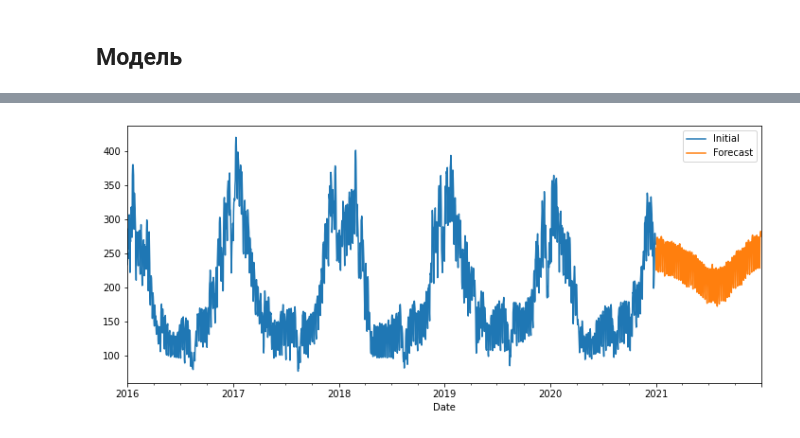
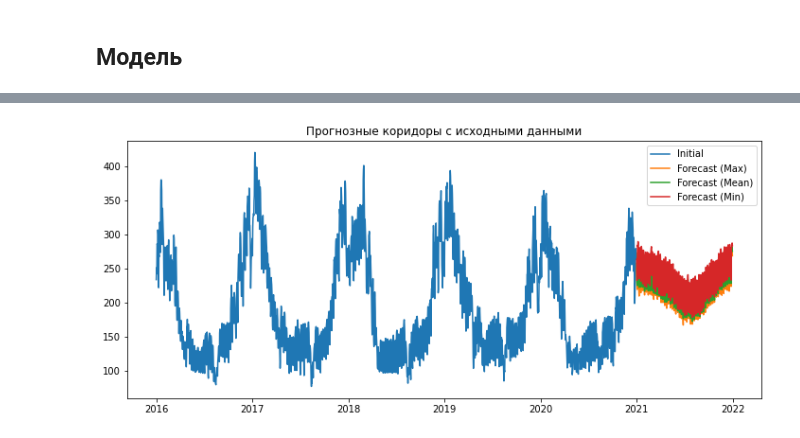
Before and after one commit to endygamedev/university, a Jupyter notebook: 3-course-6-semester/forecasting-methods/4. Exogenous factors/4.1 Task.ipynb, the cells around one changed output, grey strips where cells are left out. Saved outputs shown, nothing was run; the diff lists cells and outputs as text; code cells hidden in the pictures.

Commit message:
Edit `task-4` in `forecasting-methods`

```diff
--- a/3-course-6-semester/forecasting-methods/4. Exogenous factors/4.1 Task.ipynb
+++ b/3-course-6-semester/forecasting-methods/4. Exogenous factors/4.1 Task.ipynb
@@ -36,4 +42,6 @@ plt.show()
 # %% [markdown]
 ## Модель
 # %%
-pr = gas["Mean temperature"].groupby([gas.index.month, gas.index.day]).mean()
+prMean = gas[["Mean temperature", "const"]].groupby([gas.index.month, gas.index.day]).mean()
+prMin = gas[["Mean temperature", "const"]].groupby([gas.index.month, gas.index.day]).min()
+prMax = gas[["Mean temperature", "const"]].groupby([gas.index.month, gas.index.day]).max()
@@ -42,4 +48,9 @@ del pr[2,29]
+# %%
+prMean.drop((2,29), axis=0, inplace=True)
+prMin.drop((2,29), axis=0, inplace=True)
+prMax.drop((2,29), axis=0, inplace=True)
 # %%
-model = SARIMAX(gas["Consumption"], gas["Mean temperature"],
+model = SARIMAX(gas["Consumption"],
+                exog=gas[["Mean temperature", "const"]],
                 order=(3, 1, 1),
                 seasonal_order=(2, 1, 1, 7)).fit()
@@ -76,0 +73,4 @@ CONVERGENCE: REL_REDUCTION_OF_F_<=_FACTR*EPSMCH
+# %%
+start = gas.index[-1] + pd.DateOffset(days=1)
+end = start + pd.DateOffset(days=364)
+start, end
@@ -77,7 +79,11 @@ CONVERGENCE: REL_REDUCTION_OF_F_<=_FACTR*EPSMCH
 # %%
-gas["Consumption"].plot(figsize=(12,5))
-model.forecast(365, exog=pr).plot()
-plt.legend(["Initial", "Forecast"])
+plt.plot(gas["Consumption"])
+# model.forecast(365, exog=pr).plot()
+plt.plot(model.predict(start=start, end=end, exog=prMax))
+plt.plot(model.predict(start=start, end=end, exog=prMean))
+plt.plot(model.predict(start=start, end=end, exog=prMin))
+plt.legend(["Initial", "Forecast (Max)", "Forecast (Mean)", "Forecast (Min)"])
+plt.title("Прогнозные коридоры с исходными данными")
 plt.show()
 # %% [output]
-[figure, old version]
+[figure, new version]
```
Also changed, not shown: parts of 11 cells of this notebook, 3 other files.
